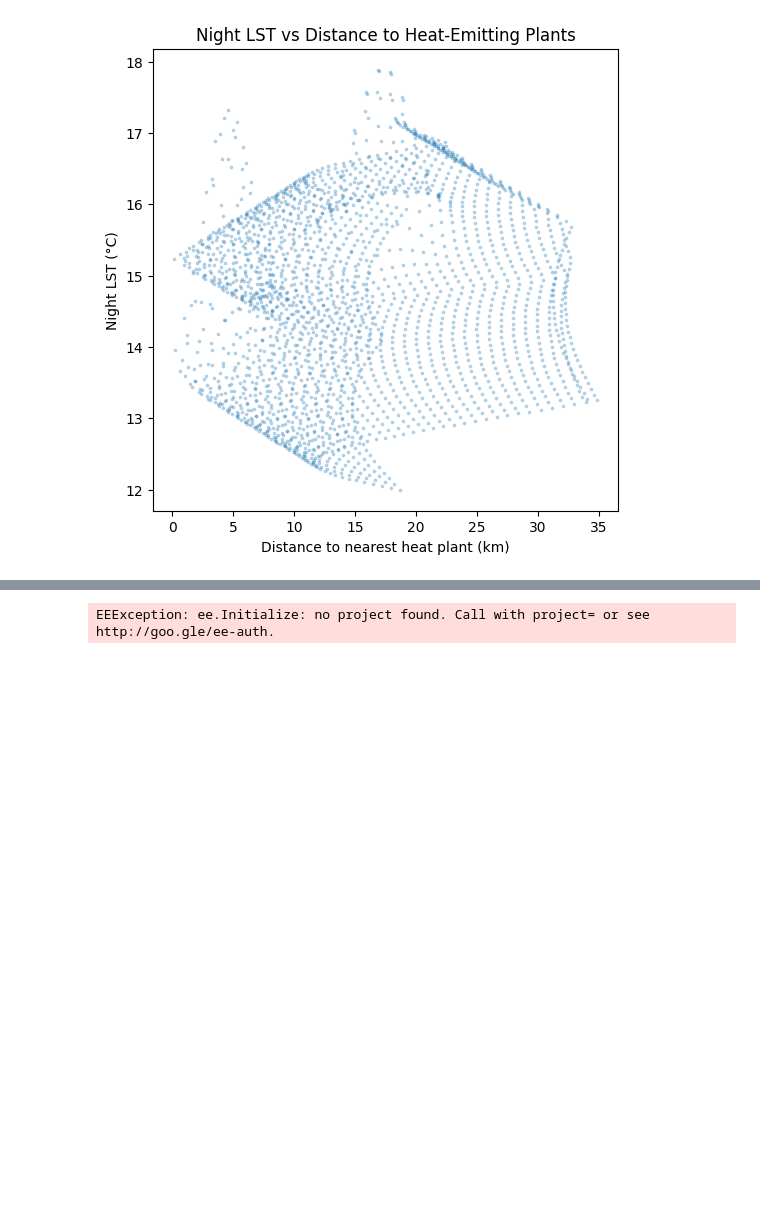
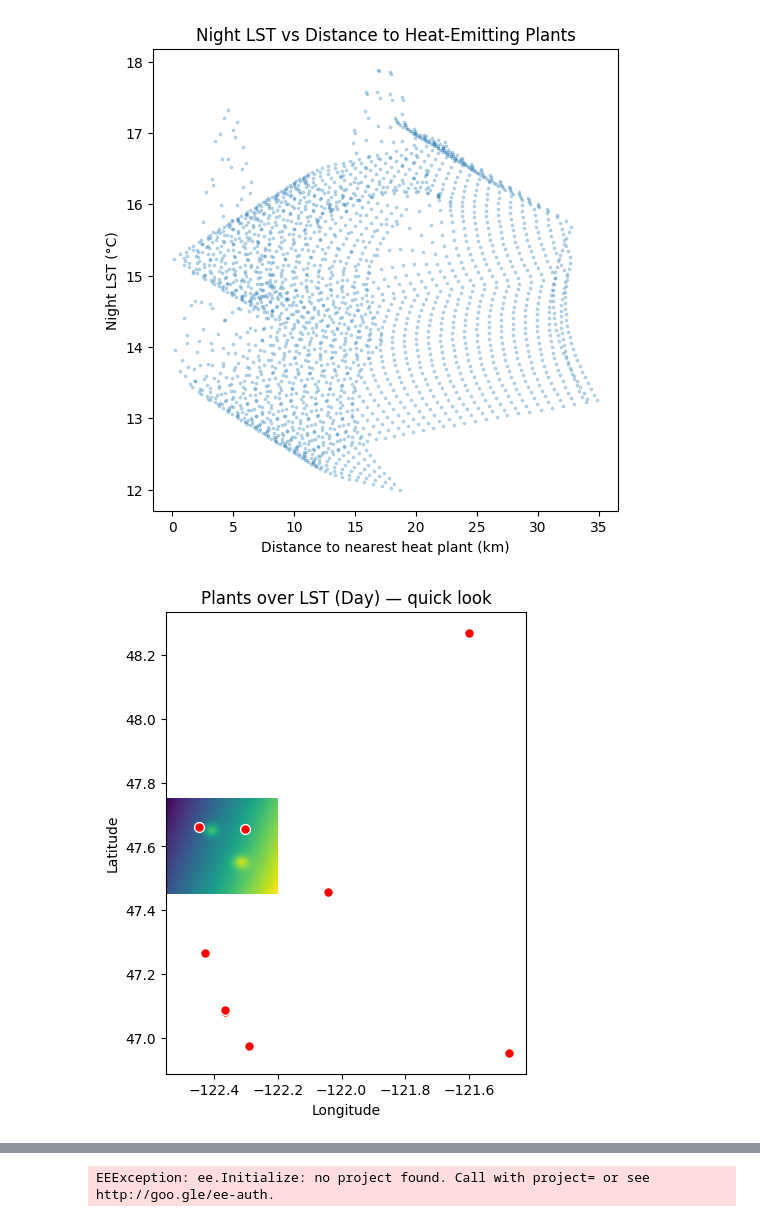
Before and after one commit to Letrus/Seattle-Urban-Heat-Island-Project, a Jupyter notebook: SimpleEDA.ipynb, the cells around one changed output, grey strips where cells are left out. Drawn from its saved outputs; the diff is of its cells as text; code cells hidden in the pictures; blank space fills up the shorter version.

```diff
--- a/SimpleEDA.ipynb
+++ b/SimpleEDA.ipynb
@@ -390,3 +390,16 @@ plt.title("Night LST vs Distance to Heat-Emitting Plants")
 plt.show()
 # %% [output]
 [figure]
+# %%
+# Plot raster outline + plant points (no basemap to keep deps light)
+bounds = day_src.bounds
+extent = [bounds.left, bounds.right, bounds.bottom, bounds.top]
+
+plt.figure(figsize=(7,6))
+plt.imshow(day_arr, extent=extent, origin='upper')
+plt.scatter(heat_plants["Plant longitude"], heat_plants["Plant latitude"], s=50, c='red', edgecolors='white')
+plt.title("Plants over LST (Day) — quick look")
+plt.xlabel("Longitude"); plt.ylabel("Latitude")
+plt.show()
+# %% [output]
+[figure, added]
```
Also changed, not shown: parts of 2 cells of this notebook.
